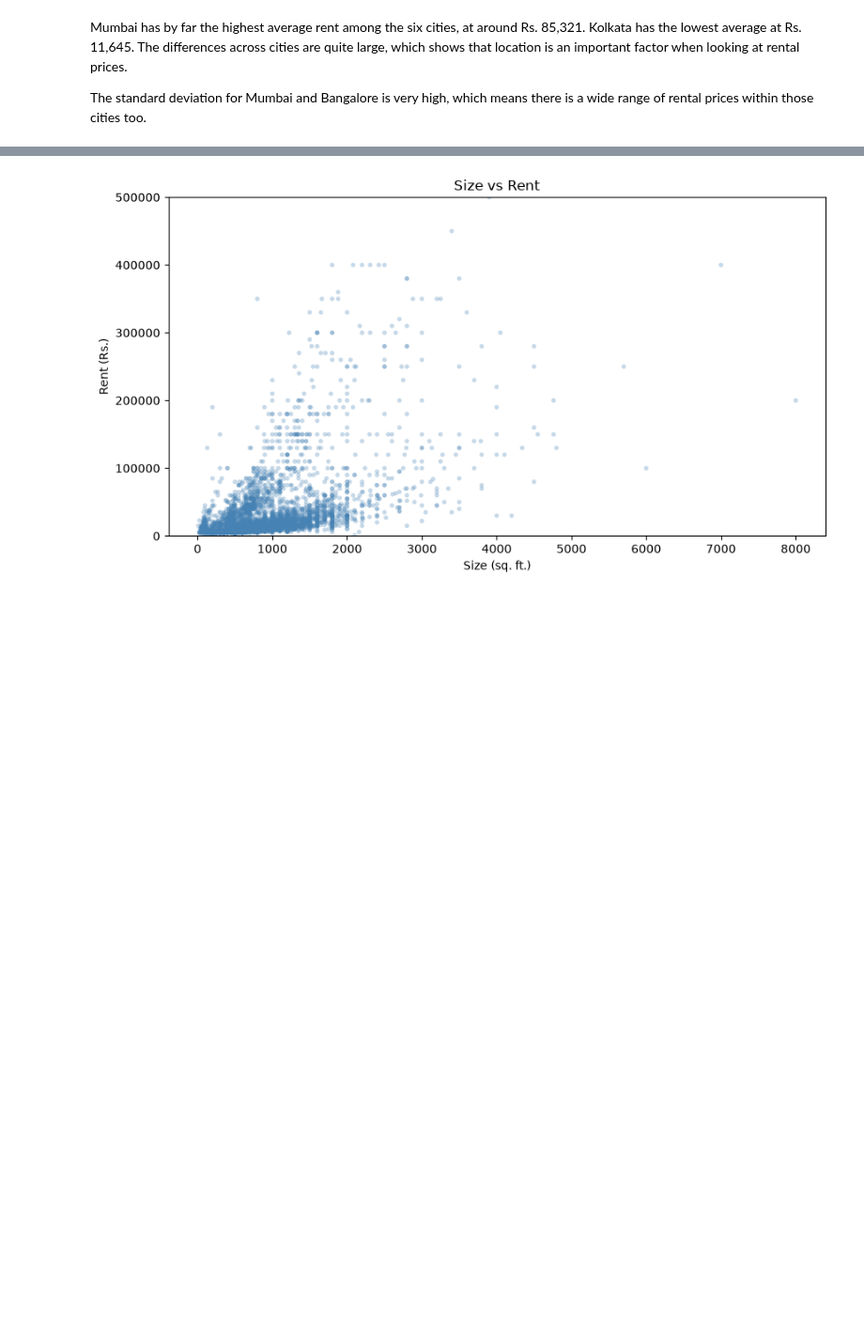
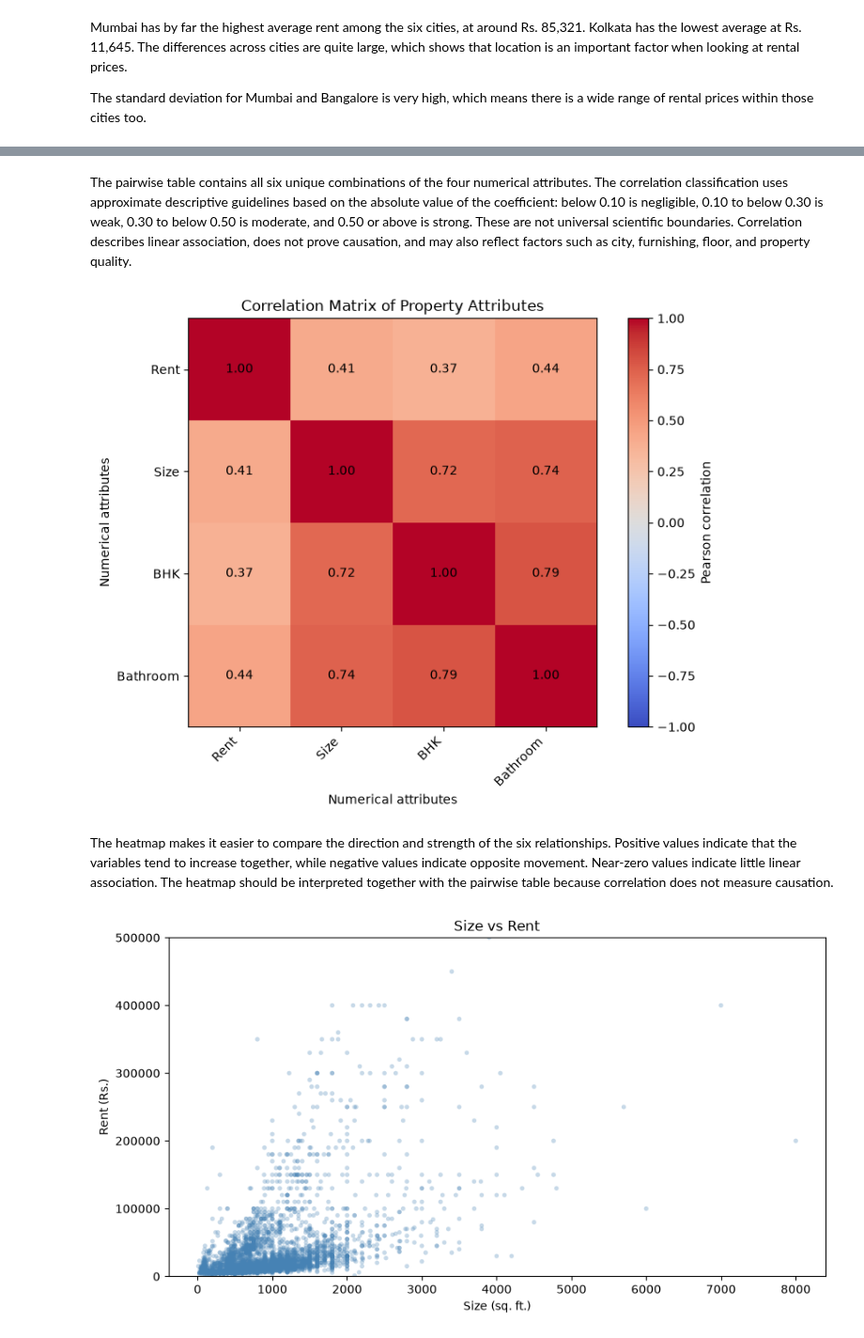
Before and after one commit to ishanKulkarni13/PAS_college, a Jupyter notebook: cp/property_location_rental_price_analysis.ipynb, the cells around one changed output, grey strips where cells are left out. Shown at 94% size. Saved outputs shown, nothing was run; the diff lists cells and outputs as text; code cells hidden in the pictures; blank space fills up the shorter version.

Commit message:
(cp): calculate the coverience and the corelation with other factors too

```diff
--- a/cp/property_location_rental_price_analysis.ipynb
+++ b/cp/property_location_rental_price_analysis.ipynb
@@ -320,2 +377,25 @@ The correlation is 0.4136. This is a moderate positive correlation. It means the
+# %% [markdown]
+The pairwise table contains all six unique combinations of the four numerical attributes. The correlation classification uses approximate descriptive guidelines based on the absolute value of the coefficient: below 0.10 is negligible, 0.10 to below 0.30 is weak, 0.30 to below 0.50 is moderate, and 0.50 or above is strong. These are not universal scientific boundaries. Correlation describes linear association, does not prove causation, and may also reflect factors such as city, furnishing, floor, and property quality.
+# %%
+fig, ax = plt.subplots(figsize=(8, 6))
+image = ax.imshow(correlation_matrix, cmap="coolwarm", vmin=-1, vmax=1)
+ax.set_xticks(range(len(numeric_columns)), labels=numeric_columns, rotation=45, ha="right")
+ax.set_yticks(range(len(numeric_columns)), labels=numeric_columns)
+ax.set_xlabel("Numerical attributes")
+ax.set_ylabel("Numerical attributes")
+ax.set_title("Correlation Matrix of Property Attributes")
+
+for row in range(len(numeric_columns)):
+    for column in range(len(numeric_columns)):
+        value = correlation_matrix.iloc[row, column]
+        ax.text(column, row, f"{value:.2f}", ha="center", va="center", color="black")
+
+fig.colorbar(image, ax=ax, label="Pearson correlation")
+fig.tight_layout()
+plt.show()
+# %% [output]
+[figure, added]
+# %% [markdown]
+The heatmap makes it easier to compare the direction and strength of the six relationships. Positive values indicate that the variables tend to increase together, while negative values indicate opposite movement. Near-zero values indicate little linear association. The heatmap should be interpreted together with the pairwise table because correlation does not measure causation.
 # %%
 plt.figure(figsize=(9, 5))
```
Also changed, not shown: parts of 32 cells of this notebook.
